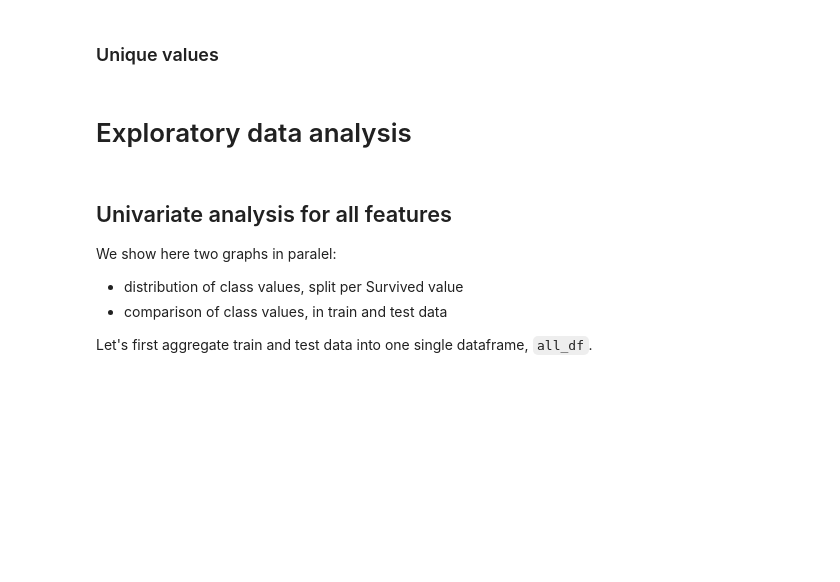
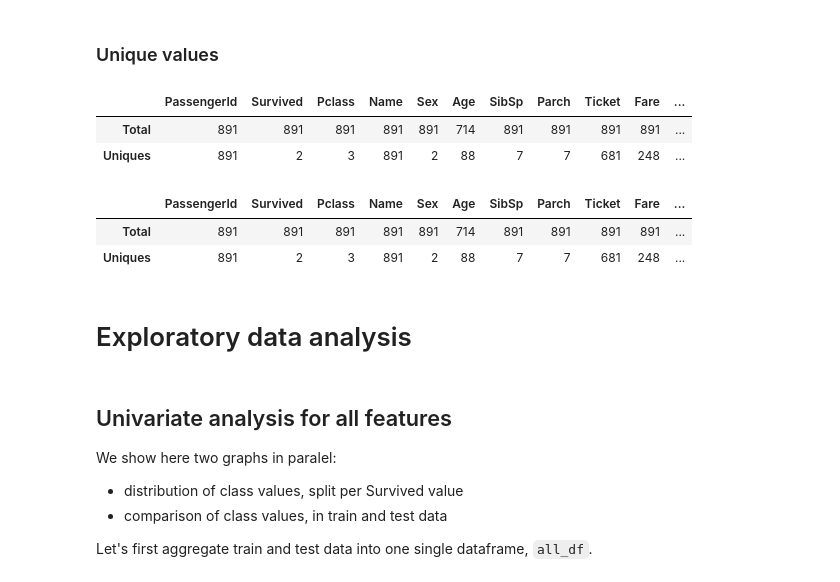
Before and after one commit to cjo51/titanic_problem_set, a Jupyter notebook: Titanic Data Journey.ipynb, the cells around one changed output. Saved outputs shown, nothing was run; the diff lists cells and outputs as text; code cells hidden in the pictures; blank space fills up the shorter version.

Commit message:
created unique values function

```diff
--- a/Titanic Data Journey.ipynb
+++ b/Titanic Data Journey.ipynb
@@ -202,35 +202,29 @@ most_frequent_summary(test_df)
 # %%
 # TODO: turn into function
 def unique_values_summary(df):
-    """
-    Generate a summary of the total and unique values for each column in the DataFrame.
+    total = df.count()
+    tt = pd.DataFrame(total)
+    tt.columns = ['Total']
+    uniques = []
+    for col in df.columns:
+        unique = df[col].nunique()
+        uniques.append(unique)
+    tt['Uniques'] = uniques
+    unique_summary=np.transpose(tt)
+    return unique_summary
 
-    Parameters:
-    df (pd.DataFrame): The DataFrame to analyze.
-
-    Returns:
-    pd.DataFrame: A DataFrame summarizing the total count and number of unique values
-                  for each column.
-    """
-    total = df.count()  # Count of non-null values per column
-    summary = pd.DataFrame(total, columns=['Total'])
-
-    uniques = [df[col].nunique() for col in df.columns]  # Number of unique values per column
-    summary['Uniques'] = uniques
-
-    # Transpose the summary DataFrame for better readability
-    return summary.transpose()
+unique_values_summary(train_df)
+# %% [output]
+|  | PassengerId | Survived | Pclass | Name | Sex | Age | SibSp | Parch | Ticket | Fare | ... |
+| Total | 891 | 891 | 891 | 891 | 891 | 714 | 891 | 891 | 891 | 891 | ... |
+| Uniques | 891 | 2 | 3 | 891 | 2 | 88 | 7 | 7 | 681 | 248 | ... |
 # %%
 # TODO: turn into function
-total = test_df.count()
-tt = pd.DataFrame(total)
-tt.columns = ['Total']
-uniques = []
-for col in test_df.columns:
-    unique = test_df[col].nunique()
-    uniques.append(unique)
-tt['Uniques'] = uniques
-np.transpose(tt)
+unique_values_summary(test_df)
+# %% [output]
+|  | PassengerId | Survived | Pclass | Name | Sex | Age | SibSp | Parch | Ticket | Fare | ... |
+| Total | 891 | 891 | 891 | 891 | 891 | 714 | 891 | 891 | 891 | 891 | ... |
+| Uniques | 891 | 2 | 3 | 891 | 2 | 88 | 7 | 7 | 681 | 248 | ... |
 # %% [markdown]
 # Exploratory data analysis
 # %% [markdown]
```
Also changed, not shown: parts of 2 cells of this notebook.
